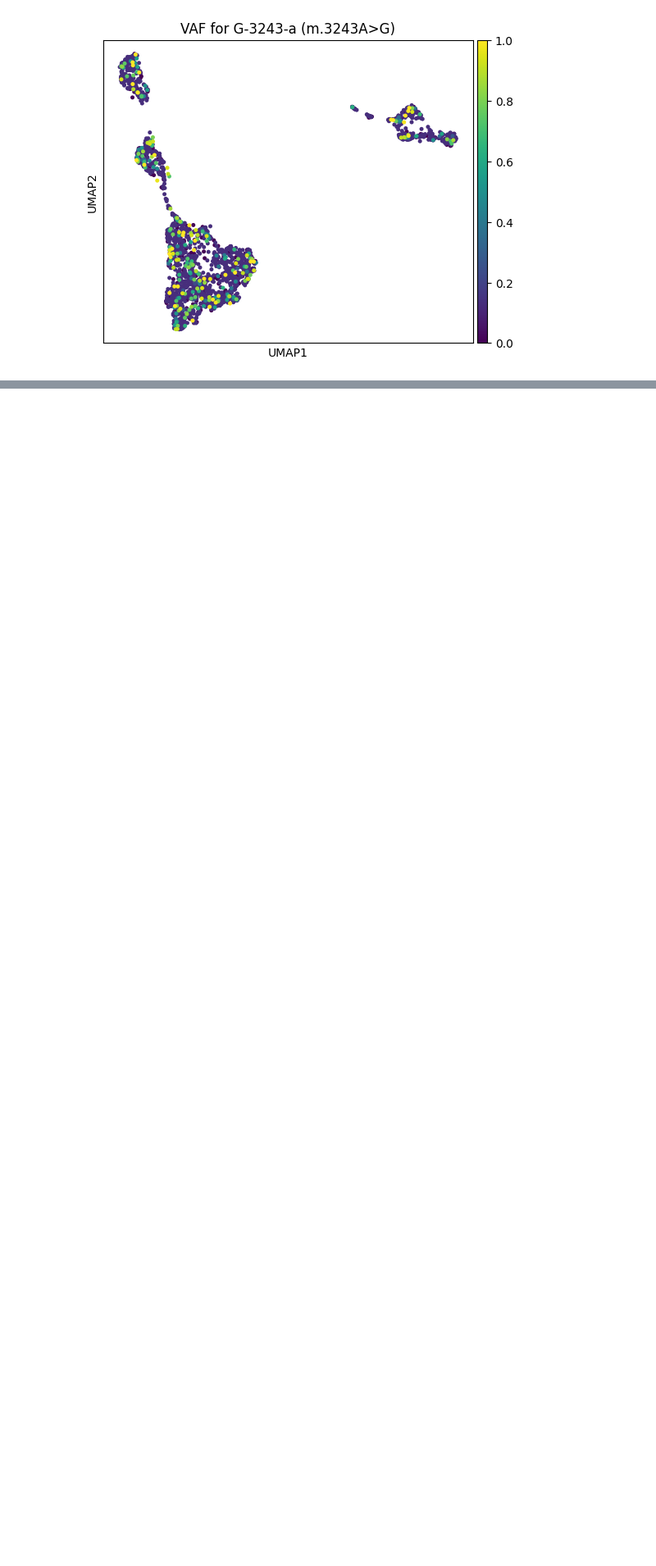
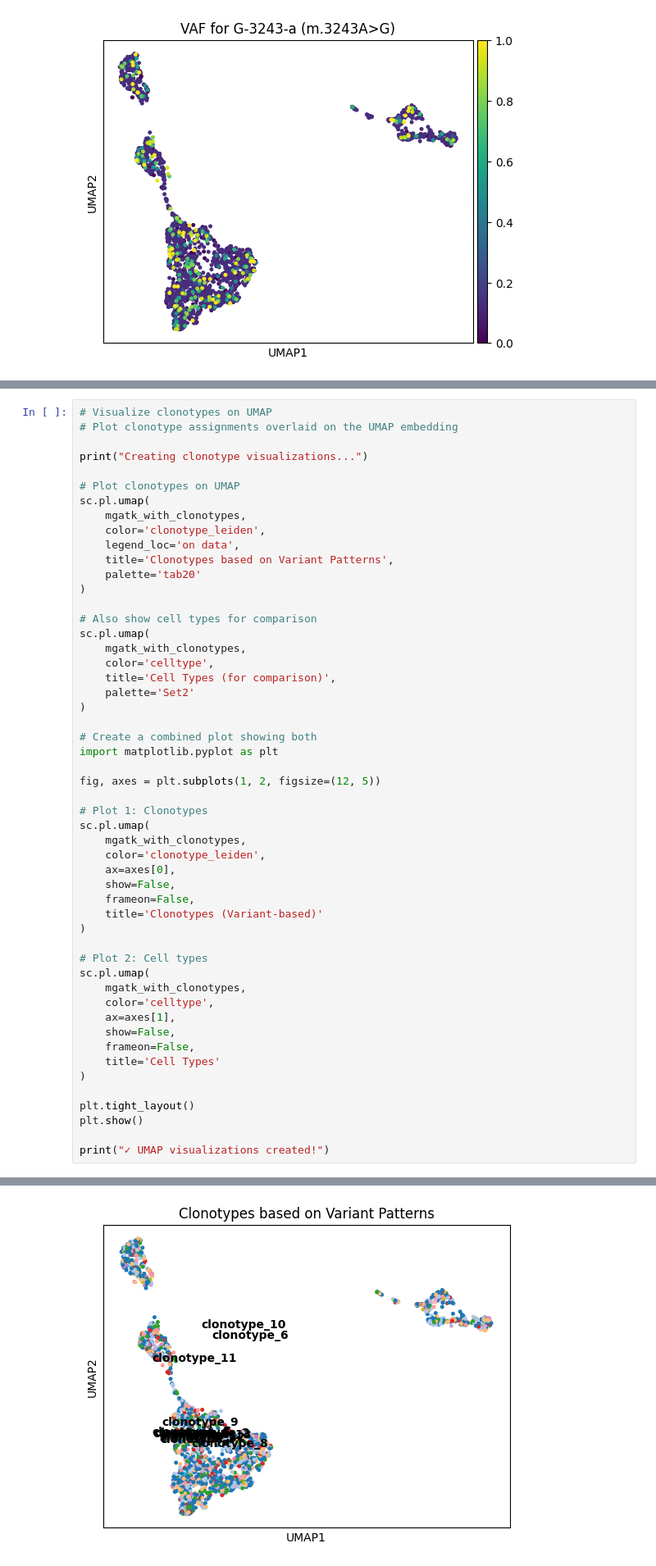
Before and after one commit to lucascortes96/PyMtCall, a Jupyter notebook: examples/PymTCallExample.ipynb, the cells around one changed output, grey strips where cells are left out. Shown at 82% size. Drawn from its saved outputs; the diff is of its cells as text; blank space fills up the shorter version.

```diff
--- a/examples/PymTCallExample.ipynb
+++ b/examples/PymTCallExample.ipynb
@@ -312,0 +548,53 @@ else:
+# %%
+# Visualize clonotypes on UMAP
+# Plot clonotype assignments overlaid on the UMAP embedding
+
+print("Creating clonotype visualizations...")
+
+# Plot clonotypes on UMAP
+sc.pl.umap(
+    mgatk_with_clonotypes,
+    color='clonotype_leiden',
+    legend_loc='on data',
+    title='Clonotypes based on Variant Patterns',
+    palette='tab20'
+)
+
+# Also show cell types for comparison
+sc.pl.umap(
+    mgatk_with_clonotypes,
+    color='celltype',
+    title='Cell Types (for comparison)',
+    palette='Set2'
+)
+
+# Create a combined plot showing both
+import matplotlib.pyplot as plt
+
+fig, axes = plt.subplots(1, 2, figsize=(12, 5))
+
+# Plot 1: Clonotypes
+sc.pl.umap(
+    mgatk_with_clonotypes,
+    color='clonotype_leiden',
+    ax=axes[0],
+    show=False,
+    frameon=False,
+    title='Clonotypes (Variant-based)'
+)
+
+# Plot 2: Cell types
+sc.pl.umap(
+    mgatk_with_clonotypes,
+    color='celltype',
+    ax=axes[1],
+    show=False,
+    frameon=False,
+    title='Cell Types'
+)
+
+plt.tight_layout()
+plt.show()
+
+print("✓ UMAP visualizations created!")
+# %% [output]
@@ -312,0 +602 @@ else:
+[figure, added]
```
Also changed, not shown: parts of 25 cells of this notebook, 8 other files.
